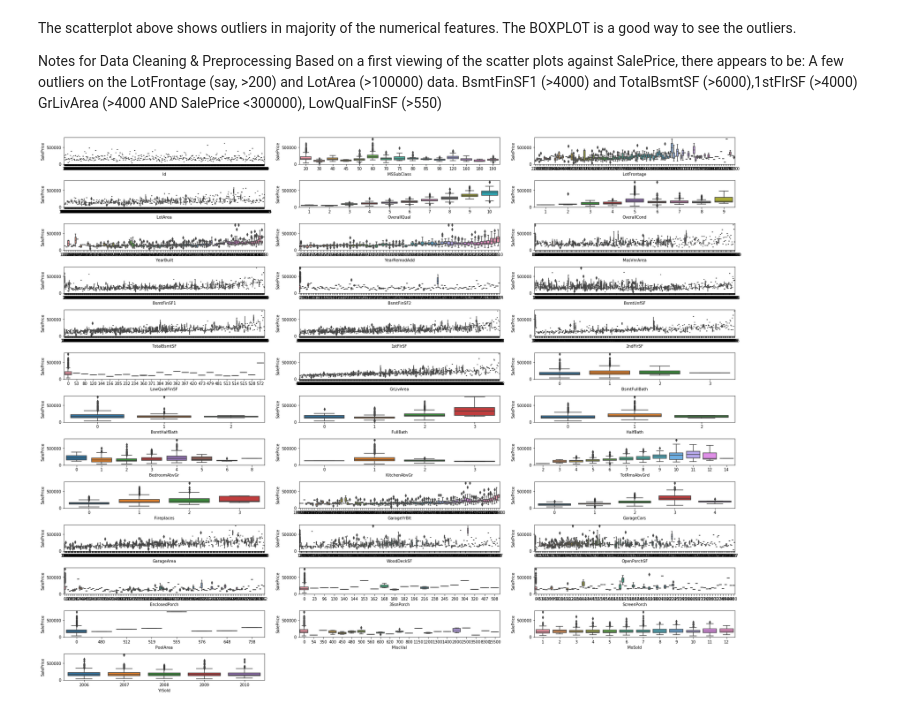
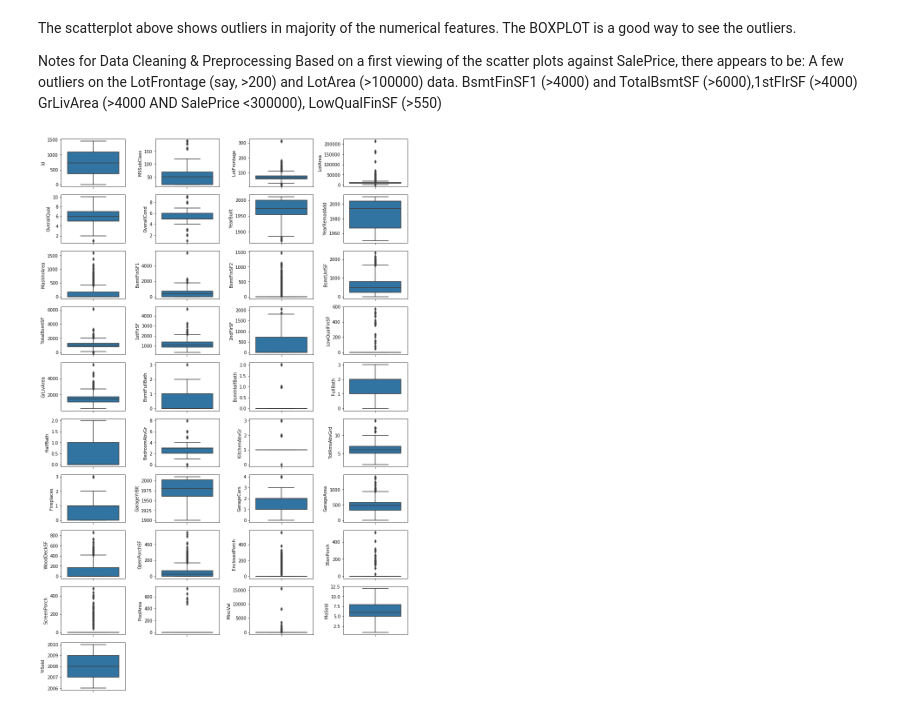
Before and after one commit to Ayanlola2002/Stutern, a Jupyter notebook: HousePricesEDA.ipynb, the cells around one changed output. Saved outputs shown, nothing was run; the diff lists cells and outputs as text; code cells hidden in the pictures.

```diff
--- a/HousePricesEDA.ipynb
+++ b/HousePricesEDA.ipynb
@@ -252,8 +223,8 @@ Note that if a feature is not present a zero is given for the area from the data
 # %%
-f = plt.figure(figsize=(25,30))
+f = plt.figure(figsize=(12,18))
 
 for i in range(len(num_attributes.columns)):
-    f.add_subplot(14,4, i+1)
+    f.add_subplot(10,4, i+1)
     sns.scatterplot(num_attributes.iloc[:,i], target)
 
 plt.tight_layout()
@@ -272,14 +243,16 @@ GrLivArea (>4000 AND SalePrice <300000), LowQualFinSF (>550)
 # %%
 #Boxplot
 #num_attributes =House_Data.select_dtypes(include='object').drop('SalePrice', axis=1).copy()
 
-f = plt.figure(figsize=(25,30))
+
+
+fig = plt.figure(figsize=(12, 18))
 
 for i in range(len(num_attributes.columns)):
-    f.add_subplot(20,3, i+1)
-    sns.boxplot(num_attributes.iloc[:,i], target)
+    fig.add_subplot(10, 4, i+1)
+    sns.boxplot(y=num_attributes.iloc[:,i])
 
 plt.tight_layout()
 plt.show()
 # %% [output]
-[figure, old version]
+[figure, new version]
```
Also changed, not shown: parts of 6 cells of this notebook.
